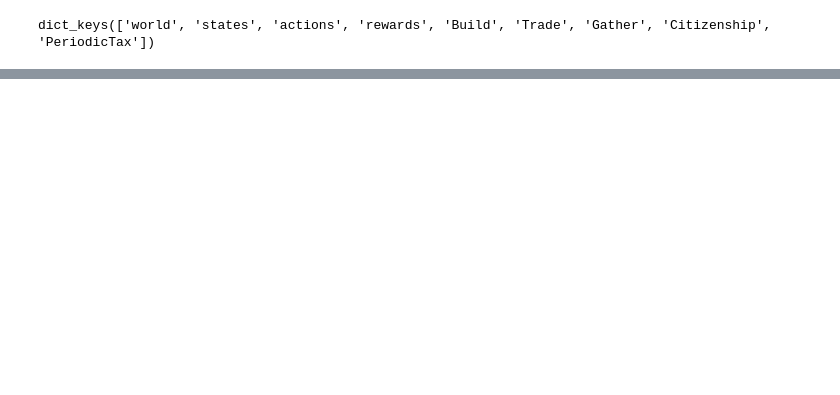
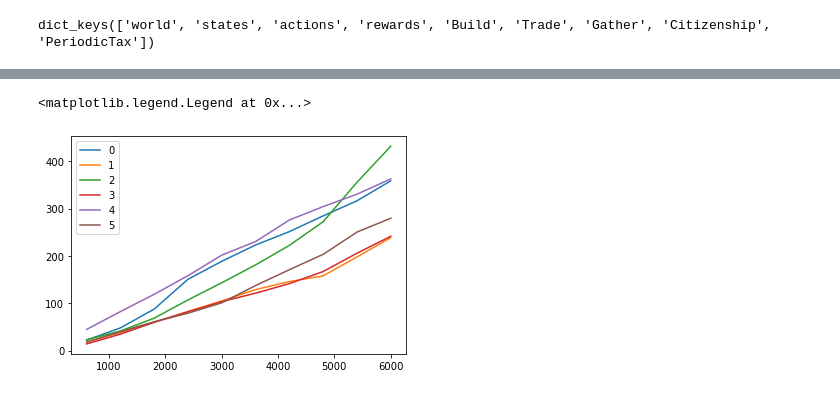
Before and after one commit to bglick13/ai_taxes, a Jupyter notebook: notebooks/eval.ipynb, the cells around one changed output, grey strips where cells are left out. Cells and saved outputs as stored; diff of their text form; code cells hidden in the pictures; blank space fills up the shorter version.

```diff
--- a/notebooks/eval.ipynb
+++ b/notebooks/eval.ipynb
@@ -78,0 +223,11 @@ df = pd.DataFrame(df)
+# %%
+fig, ax = plt.subplots()
+legend = []
+for key, grp in df.dropna().groupby('agent'):
+    legend.append(key)
+    ax.plot(grp['labor'])
+plt.legend(legend)
+# Low skill workers are incentivized to work in socialist country, disencentivized in capatilist
+# %% [output]
+<matplotlib.legend.Legend at 0x...>
+[figure, added]
```
Also changed, not shown: parts of 29 cells of this notebook, 6 other files.
